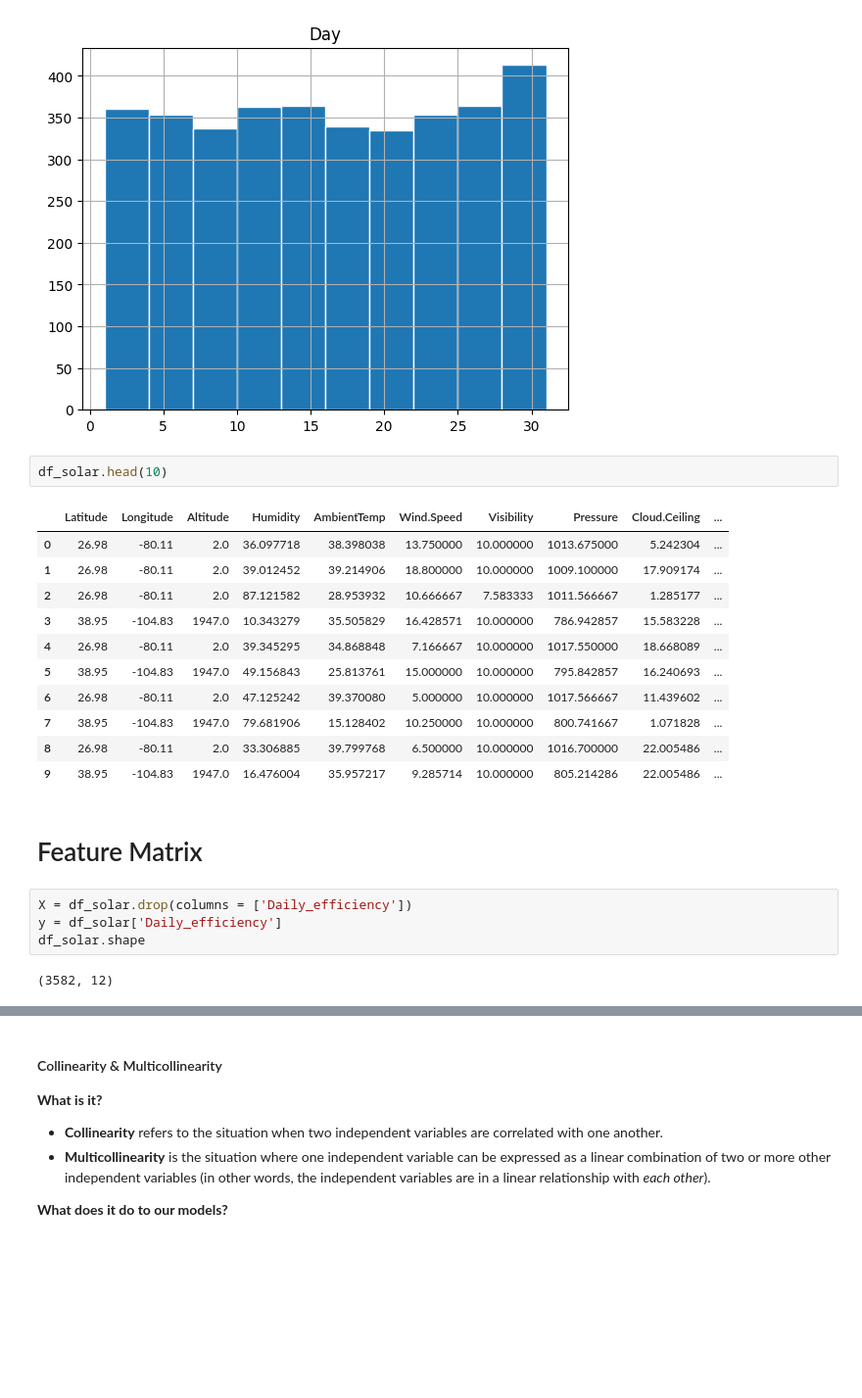
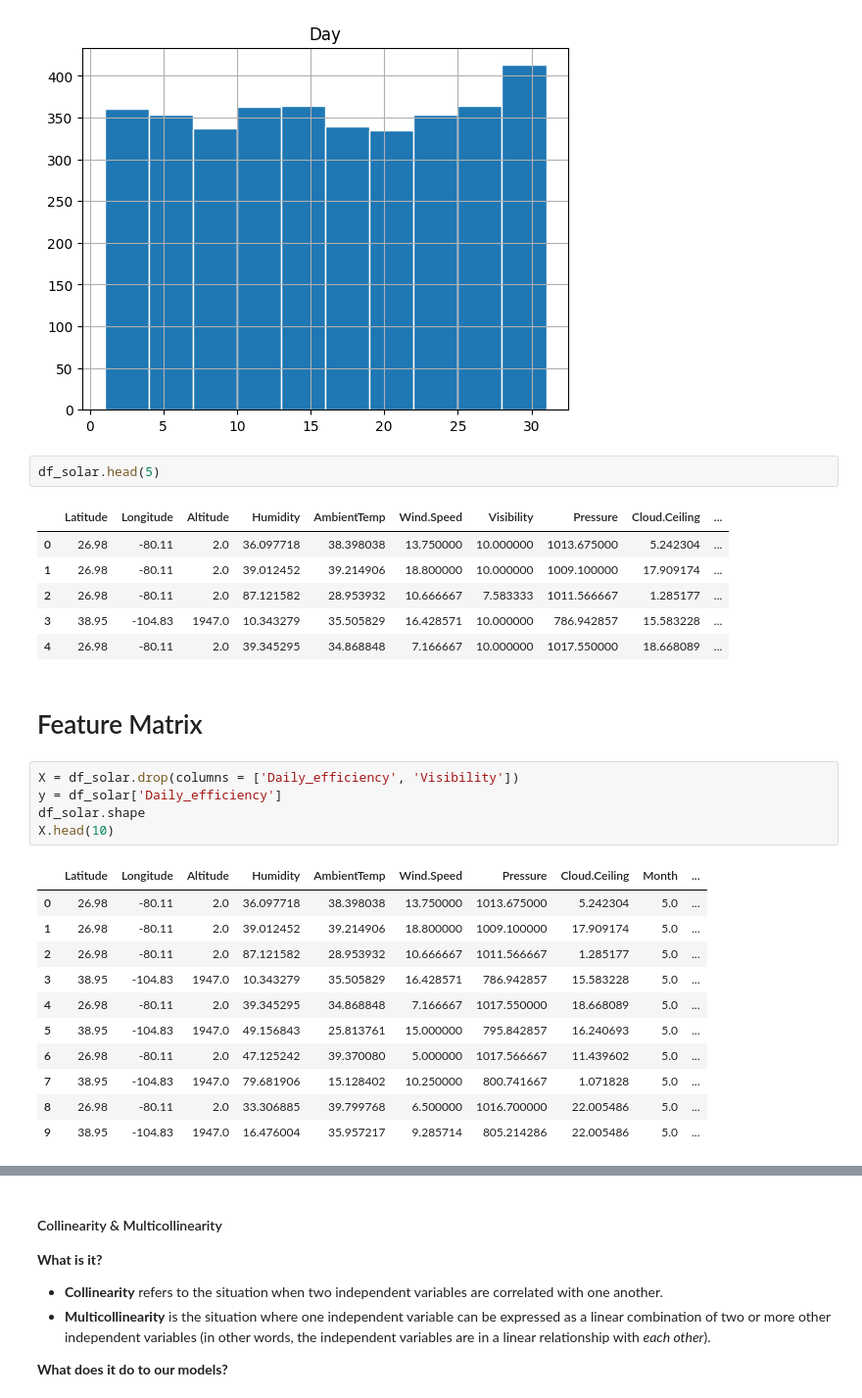
Before and after one commit to rtetteh20/SolarPulse, a Jupyter notebook: main.ipynb, the cells around one changed output, grey strips where cells are left out. Shown at 98% size. Saved outputs shown, nothing was run; the diff lists cells and outputs as text; blank space fills up the shorter version.

```diff
--- a/main.ipynb
+++ b/main.ipynb
@@ -251,27 +260,33 @@ for col in df_solar.columns.values:
 [figure]
 [figure]
 # %%
-df_solar.head(10)
+df_solar.head(5)
 # %% [output]
 |  | Latitude | Longitude | Altitude | Humidity | AmbientTemp | Wind.Speed | Visibility | Pressure | Cloud.Ceiling | ... |
 | 0 | 26.98 | -80.11 | 2.0 | 36.097718 | 38.398038 | 13.750000 | 10.000000 | 1013.675000 | 5.242304 | ... |
 | 1 | 26.98 | -80.11 | 2.0 | 39.012452 | 39.214906 | 18.800000 | 10.000000 | 1009.100000 | 17.909174 | ... |
 | 2 | 26.98 | -80.11 | 2.0 | 87.121582 | 28.953932 | 10.666667 | 7.583333 | 1011.566667 | 1.285177 | ... |
 | 3 | 38.95 | -104.83 | 1947.0 | 10.343279 | 35.505829 | 16.428571 | 10.000000 | 786.942857 | 15.583228 | ... |
 | 4 | 26.98 | -80.11 | 2.0 | 39.345295 | 34.868848 | 7.166667 | 10.000000 | 1017.550000 | 18.668089 | ... |
-| 5 | 38.95 | -104.83 | 1947.0 | 49.156843 | 25.813761 | 15.000000 | 10.000000 | 795.842857 | 16.240693 | ... |
-| 6 | 26.98 | -80.11 | 2.0 | 47.125242 | 39.370080 | 5.000000 | 10.000000 | 1017.566667 | 11.439602 | ... |
-| 7 | 38.95 | -104.83 | 1947.0 | 79.681906 | 15.128402 | 10.250000 | 10.000000 | 800.741667 | 1.071828 | ... |
-| 8 | 26.98 | -80.11 | 2.0 | 33.306885 | 39.799768 | 6.500000 | 10.000000 | 1016.700000 | 22.005486 | ... |
-| 9 | 38.95 | -104.83 | 1947.0 | 16.476004 | 35.957217 | 9.285714 | 10.000000 | 805.214286 | 22.005486 | ... |
 # %% [markdown]
 # Feature Matrix
 # %%
-X = df_solar.drop(columns = ['Daily_efficiency'])
+X = df_solar.drop(columns = ['Daily_efficiency', 'Visibility'])
 y = df_solar['Daily_efficiency']
 df_solar.shape
+X.head(10)
 # %% [output]
-(3582, 12)
+|  | Latitude | Longitude | Altitude | Humidity | AmbientTemp | Wind.Speed | Pressure | Cloud.Ceiling | Month | ... |
+| 0 | 26.98 | -80.11 | 2.0 | 36.097718 | 38.398038 | 13.750000 | 1013.675000 | 5.242304 | 5.0 | ... |
+| 1 | 26.98 | -80.11 | 2.0 | 39.012452 | 39.214906 | 18.800000 | 1009.100000 | 17.909174 | 5.0 | ... |
+| 2 | 26.98 | -80.11 | 2.0 | 87.121582 | 28.953932 | 10.666667 | 1011.566667 | 1.285177 | 5.0 | ... |
+| 3 | 38.95 | -104.83 | 1947.0 | 10.343279 | 35.505829 | 16.428571 | 786.942857 | 15.583228 | 5.0 | ... |
+| 4 | 26.98 | -80.11 | 2.0 | 39.345295 | 34.868848 | 7.166667 | 1017.550000 | 18.668089 | 5.0 | ... |
+| 5 | 38.95 | -104.83 | 1947.0 | 49.156843 | 25.813761 | 15.000000 | 795.842857 | 16.240693 | 5.0 | ... |
+| 6 | 26.98 | -80.11 | 2.0 | 47.125242 | 39.370080 | 5.000000 | 1017.566667 | 11.439602 | 5.0 | ... |
+| 7 | 38.95 | -104.83 | 1947.0 | 79.681906 | 15.128402 | 10.250000 | 800.741667 | 1.071828 | 5.0 | ... |
+| 8 | 26.98 | -80.11 | 2.0 | 33.306885 | 39.799768 | 6.500000 | 1016.700000 | 22.005486 | 5.0 | ... |
+| 9 | 38.95 | -104.83 | 1947.0 | 16.476004 | 35.957217 | 9.285714 | 805.214286 | 22.005486 | 5.0 | ... |
 # %%
 X.info()
 # %% [output]
```
Also changed, not shown: parts of 11 cells of this notebook, 3 other files.
